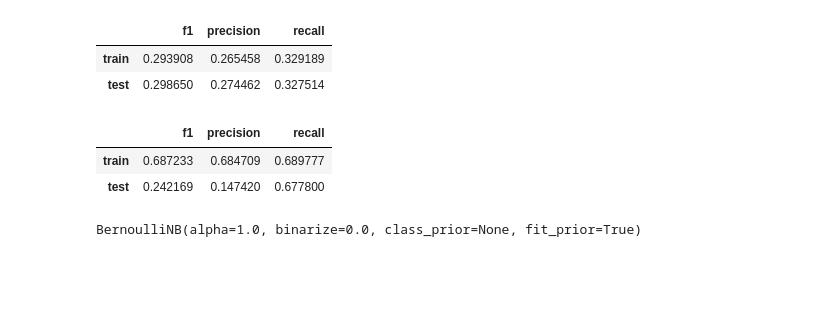
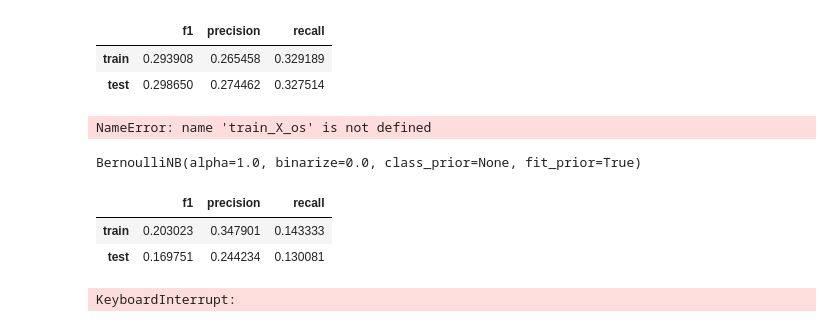
Before and after one commit to mitrofandex/yandex-ml-blitz, a Jupyter notebook: C. Freshness detector/detector.ipynb, the cells around one changed output. Drawn from its saved outputs; the diff is of its cells as text; code cells hidden in the pictures; blank space fills up the shorter version.

```diff
--- a/C. Freshness detector/detector.ipynb
+++ b/C. Freshness detector/detector.ipynb
@@ -26,8 +26,8 @@ def evaluate_model(estimator, train_X, train_y, test_X, test_y):
                          [f1_2, precision_2, recall_2]], index=['train', 'test'],
                         columns=['f1', 'precision', 'recall'])
 # %%
-train = pd.read_csv('fr_learn.tsv', sep='\t')
-test = pd.read_csv('fr_test.tsv', sep='\t')
+train = pd.read_csv('data/fr_learn.tsv', sep='\t')
+test = pd.read_csv('data/fr_test.tsv', sep='\t')
 # %%
 print(f'Train shape: {train.shape}')
 print(f'Test shape: {test.shape}')
@@ -82,8 +82,17 @@ transformer = ColumnTransformer(
     ],
     remainder='passthrough'
 )
+# %%
+transformer2 = ColumnTransformer(
+    [
+        ('tfidf', TfidfVectorizer(), 'query')
+    ],
+    remainder='passthrough'
+)
 # %%
 X = transformer.fit_transform(train.drop(['timestamp', TARGET], axis=1))
+# %%
+X2 = transformer2.fit_transform(train.drop(['timestamp', TARGET], axis=1))
 # %%
 y = train[TARGET]
 # %%
@@ -130,9 +139,7 @@ evaluate_model(bnb, train_X, train_y, test_X, test_y)
 # %%
 evaluate_model(bnb, train_X_os, train_y_os, test_X, test_y)
 # %% [output]
-|  | f1 | precision | recall |
-| train | 0.687233 | 0.684709 | 0.689777 |
-| test | 0.242169 | 0.147420 | 0.677800 |
+NameError: name 'train_X_os' is not defined
 # %%
 bnb.fit(X, y)
 # %% [output]
@@ -141,3 +148,11 @@ BernoulliNB(alpha=1.0, binarize=0.0, class_prior=None, fit_prior=True)
 preds = bnb.predict(test)
 # %%
 pd.Series(preds).to_csv('pred_nb.tsv', index=False)
+# %%
+train_X2, test_X2, train_y, test_y = train_test_split(X2, y, test_size=0.2, shuffle=False)
+# %%
+evaluate_model(bnb, train_X2, train_y, test_X2, test_y)
+# %% [output]
+|  | f1 | precision | recall |
+| train | 0.203023 | 0.347901 | 0.143333 |
+| test | 0.169751 | 0.244234 | 0.130081 |
@@ -143,0 +173,4 @@ pd.Series(preds).to_csv('pred_nb.tsv', index=False)
+# %%
+gs.fit(train.drop(['timestamp', TARGET], axis=1), y)
+# %% [output]
+KeyboardInterrupt:
```
Also changed, not shown: parts of 10 cells of this notebook, 8 other files.
